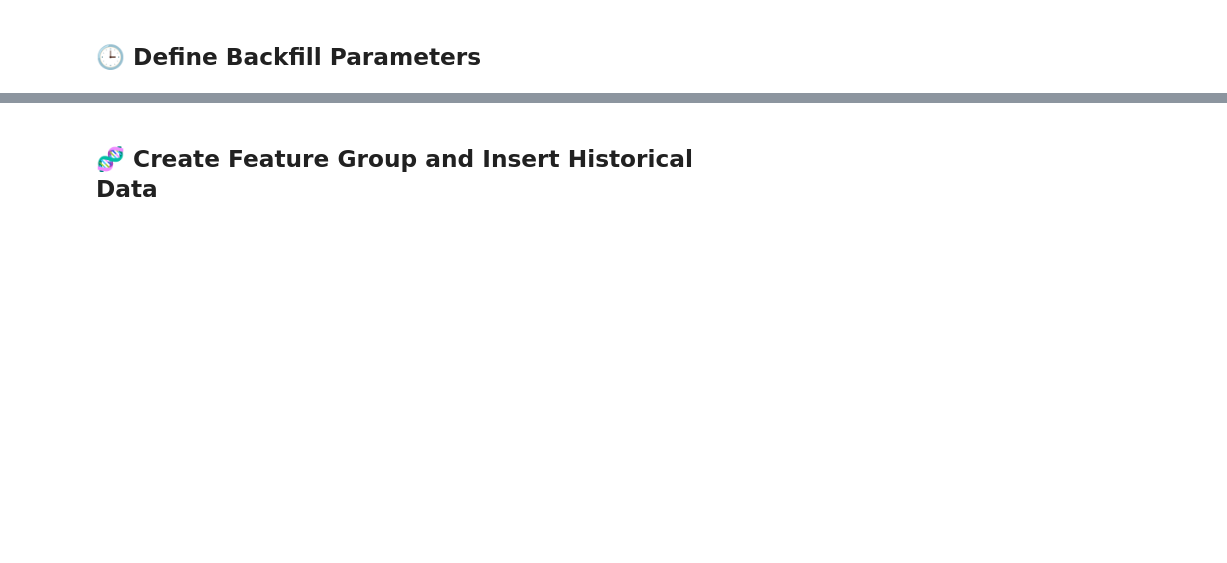
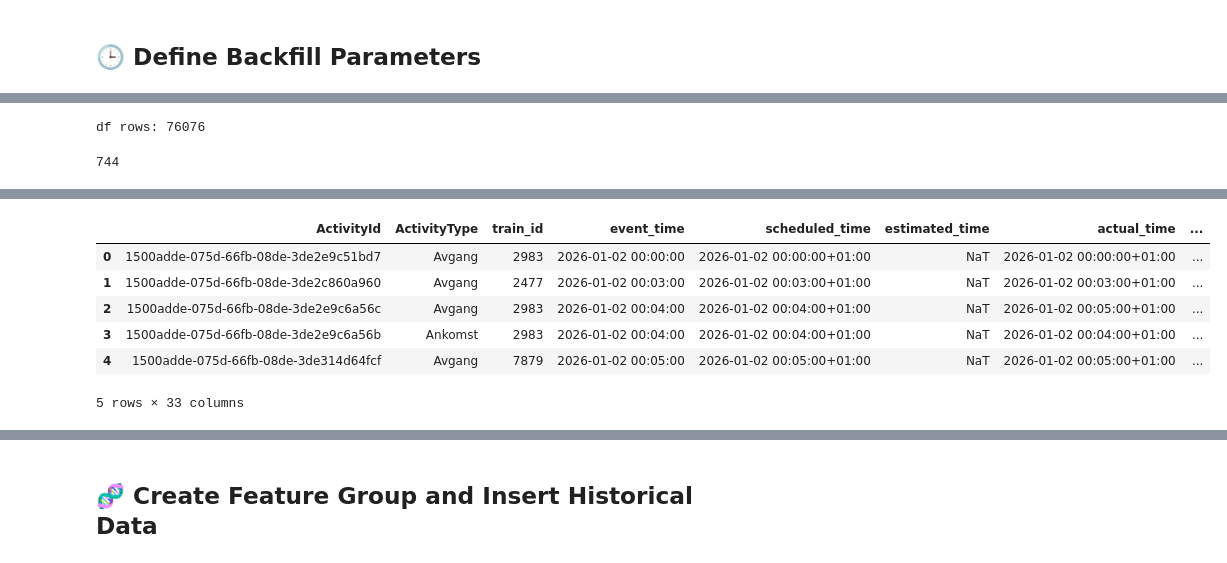
Before and after one commit to ololpol/Train_Delay_Predictor, a Jupyter notebook: 1_train_feature_backfill.ipynb, the cells around one changed output, grey strips where cells are left out. Cells and saved outputs as stored; diff of their text form; code cells hidden in the pictures; blank space fills up the shorter version.

```diff
--- a/1_train_feature_backfill.ipynb
+++ b/1_train_feature_backfill.ipynb
@@ -633,0 +786,64 @@ None
+# %%
+# --- Labels (CREATE df) ---
+df = add_labels(
+    ops_df,
+    horizon_min= 60,
+    delay_threshold_min=10
+)
+
+print("df rows:", len(df))
+#display(df.head())
+# %% [output]
+df rows: 76076
+# %%
+# Example: Stockholm (roughly)
+weather_hourly = fetch_openmeteo_archive(
+    lat=59.3293, lon=18.0686,
+    start_date="2025-12-05", end_date="2026-01-04"
+)
+print(len(weather_hourly))
+#display(weather_hourly.head())
+# %% [output]
+744
+# %%
+# 1) Ensure datetime dtype + same timezone handling
+df2 = df.copy()
+w2  = weather_hourly.copy()
+
+df2["event_time"] = pd.to_datetime(df2["event_time"], errors="coerce")
+w2["weather_time"] = pd.to_datetime(w2["weather_time"], errors="coerce")
+
+# If one is timezone-aware and the other isn't, normalize both to naive (or both to same tz)
+if getattr(df2["event_time"].dt, "tz", None) is not None:
+    df2["event_time"] = df2["event_time"].dt.tz_convert("Europe/Stockholm").dt.tz_localize(None)
+
+if getattr(w2["weather_time"].dt, "tz", None) is not None:
+    w2["weather_time"] = w2["weather_time"].dt.tz_convert("Europe/Stockholm").dt.tz_localize(None)
+
+# 2) Drop rows with invalid timestamps
+df2 = df2.dropna(subset=["event_time"]).copy()
+w2  = w2.dropna(subset=["weather_time"]).copy()
+
+# 3) Sort (required!)
+df2 = df2.sort_values("event_time").reset_index(drop=True)
+w2  = w2.sort_values("weather_time").reset_index(drop=True)
+
+print(df2["event_time"].dtype, w2["weather_time"].dtype)
+print("df2 rows:", len(df2), "w2 rows:", len(w2))
+print("event_time range:", df2["event_time"].min(), "->", df2["event_time"].max())
+print("weather_time range:", w2["weather_time"].min(), "->", w2["weather_time"].max())
+
+
+
+
+df2 = pd.merge_asof(
+    df2,
+    w2,
+    left_on="event_time",
+    right_on="weather_time",
+    direction="nearest",
+    tolerance=pd.Timedelta("1H"),
+)
+display(df2.head())
+df=df2
+# %% [output]
@@ -633,0 +854,7 @@ None
+|  | ActivityId | ActivityType | train_id | event_time | scheduled_time | estimated_time | actual_time | ... |
+| 0 | 1500adde-075d-66fb-08de-3de2e9c51bd7 | Avgang | 2983 | 2026-01-02 00:00:00 | 2026-01-02 00:00:00+01:00 | NaT | 2026-01-02 00:00:00+01:00 | ... |
+| 1 | 1500adde-075d-66fb-08de-3de2c860a960 | Avgang | 2477 | 2026-01-02 00:03:00 | 2026-01-02 00:03:00+01:00 | NaT | 2026-01-02 00:03:00+01:00 | ... |
+| 2 | 1500adde-075d-66fb-08de-3de2e9c6a56c | Avgang | 2983 | 2026-01-02 00:04:00 | 2026-01-02 00:04:00+01:00 | NaT | 2026-01-02 00:05:00+01:00 | ... |
+| 3 | 1500adde-075d-66fb-08de-3de2e9c6a56b | Ankomst | 2983 | 2026-01-02 00:04:00 | 2026-01-02 00:04:00+01:00 | NaT | 2026-01-02 00:04:00+01:00 | ... |
+| 4 | 1500adde-075d-66fb-08de-3de314d64fcf | Avgang | 7879 | 2026-01-02 00:05:00 | 2026-01-02 00:05:00+01:00 | NaT | 2026-01-02 00:05:00+01:00 | ... |
+5 rows × 33 columns
```
Also changed, not shown: parts of 17 cells of this notebook, 7 other files.
